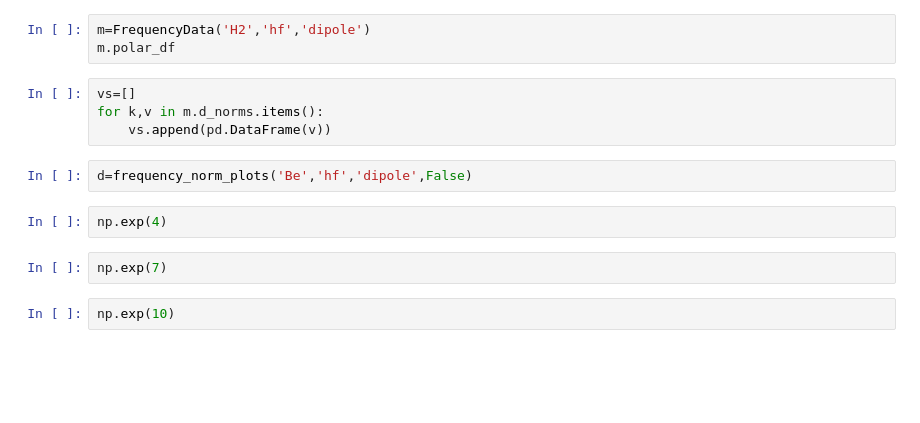
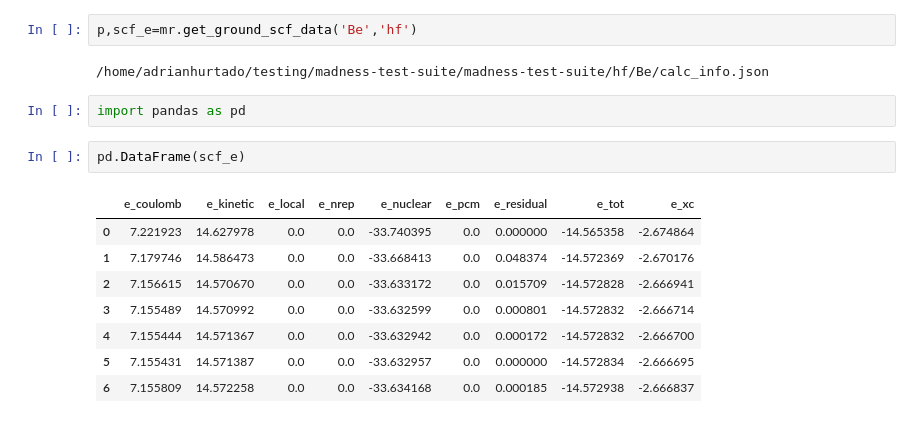
Before and after one commit to ahurta92/madness-test-suite, a Jupyter notebook: test madness reader.ipynb, the cells around one changed output. Cells and saved outputs as stored; diff of their text form; blank space fills up the shorter version.

```diff
--- a/test madness reader.ipynb
+++ b/test madness reader.ipynb
@@ -87,15 +27,17 @@ d=frequency_norm_plots(mol,'hf','dipole',True )
 # %%
-m=FrequencyData('H2','hf','dipole')
-m.polar_df
+p,scf_e=mr.get_ground_scf_data('Be','hf')
+# %% [output]
+/home/adrianhurtado/testing/madness-test-suite/madness-test-suite/hf/Be/calc_info.json
 # %%
-vs=[]
-for k,v in m.d_norms.items():
-    vs.append(pd.DataFrame(v))
+import pandas as pd
 # %%
-d=frequency_norm_plots('Be','hf','dipole',False)
+pd.DataFrame(scf_e)
+# %% [output]
+|  | e_coulomb | e_kinetic | e_local | e_nrep | e_nuclear | e_pcm | e_residual | e_tot | e_xc |
+| 0 | 7.221923 | 14.627978 | 0.0 | 0.0 | -33.740395 | 0.0 | 0.000000 | -14.565358 | -2.674864 |
+| 1 | 7.179746 | 14.586473 | 0.0 | 0.0 | -33.668413 | 0.0 | 0.048374 | -14.572369 | -2.670176 |
+| 2 | 7.156615 | 14.570670 | 0.0 | 0.0 | -33.633172 | 0.0 | 0.015709 | -14.572828 | -2.666941 |
+| 3 | 7.155489 | 14.570992 | 0.0 | 0.0 | -33.632599 | 0.0 | 0.000801 | -14.572832 | -2.666714 |
+| 4 | 7.155444 | 14.571367 | 0.0 | 0.0 | -33.632942 | 0.0 | 0.000172 | -14.572832 | -2.666700 |
+| 5 | 7.155431 | 14.571387 | 0.0 | 0.0 | -33.632957 | 0.0 | 0.000000 | -14.572834 | -2.666695 |
+| 6 | 7.155809 | 14.572258 | 0.0 | 0.0 | -33.634168 | 0.0 | 0.000185 | -14.572938 | -2.666837 |
-# %%
-np.exp(4)
-# %%
-np.exp(7)
-# %%
-np.exp(10)
```
Also changed, not shown: parts of 6 cells of this notebook, 7 other files.
